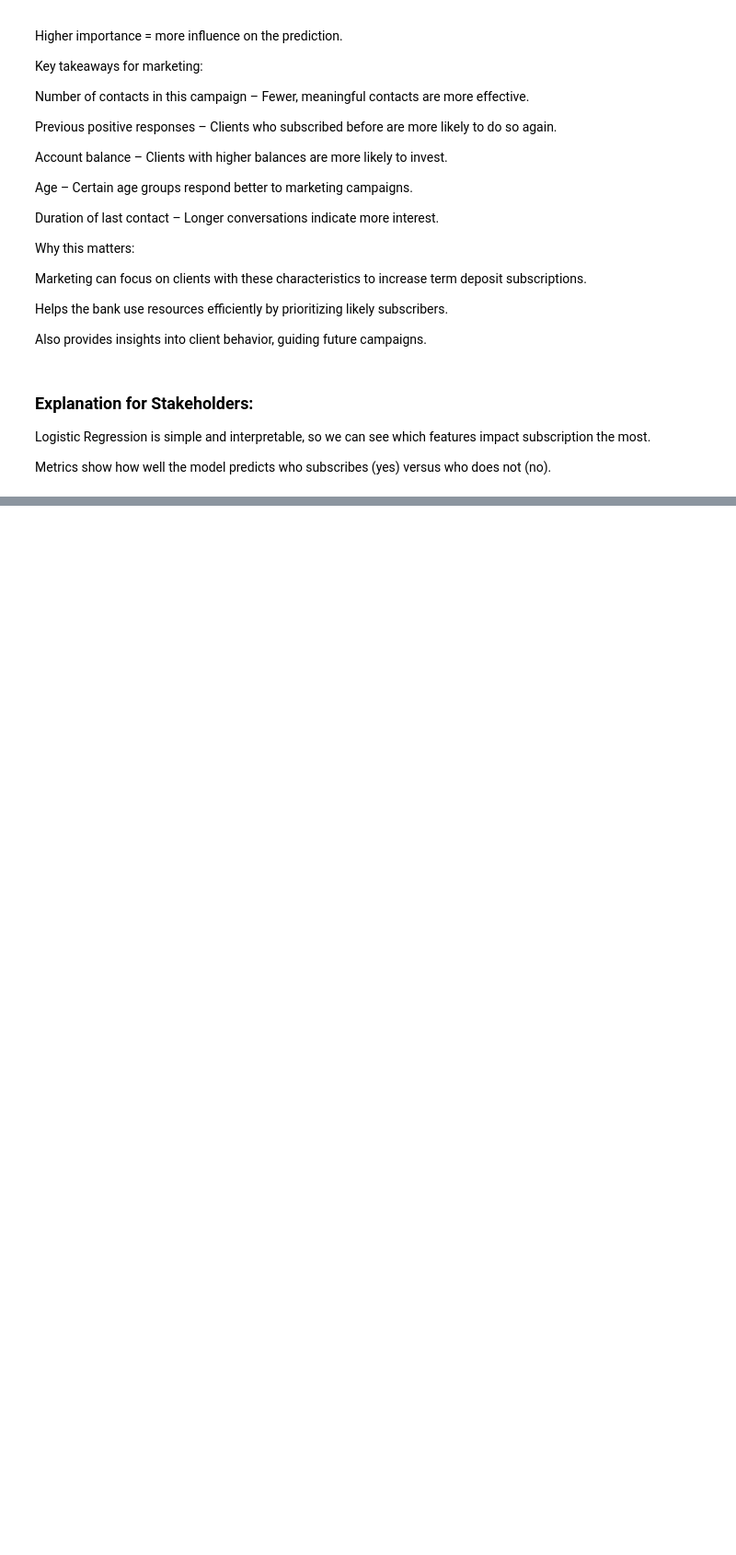
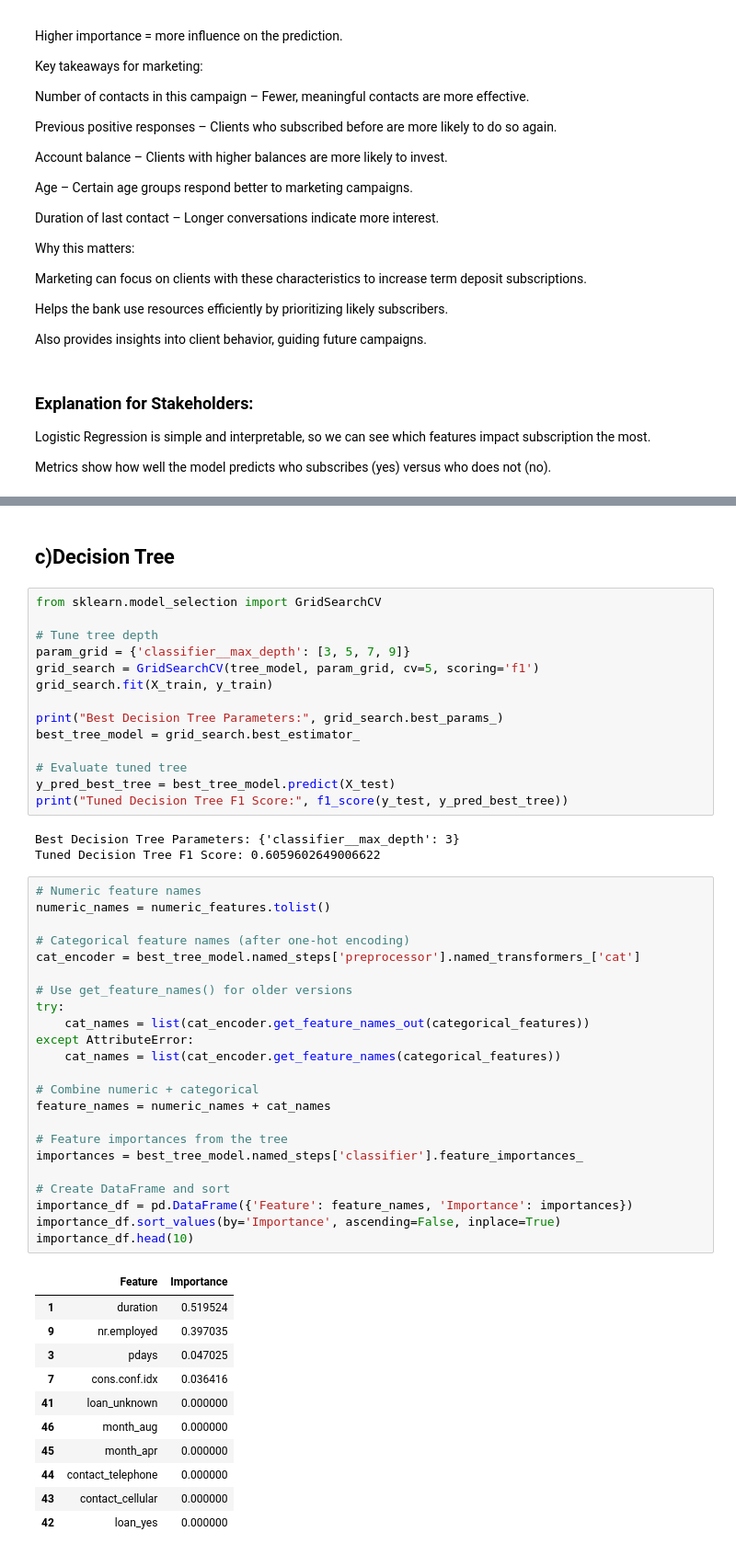
Before and after one commit to ivy35/BankMarketing_phase3, a Jupyter notebook: BankMarketing_Phase3.ipynb, the cells around one changed output, grey strips where cells are left out. Shown at 92% size. Drawn from its saved outputs; the diff is of its cells as text; blank space fills up the shorter version.

Commit message:
Decision Tree Review

```diff
--- a/BankMarketing_Phase3.ipynb
+++ b/BankMarketing_Phase3.ipynb
@@ -309,0 +339,54 @@ Metrics show how well the model predicts who subscribes (yes) versus who does no
+# %% [markdown]
+## c)Decision Tree
+# %%
+from sklearn.model_selection import GridSearchCV
+
+# Tune tree depth
+param_grid = {'classifier__max_depth': [3, 5, 7, 9]}
+grid_search = GridSearchCV(tree_model, param_grid, cv=5, scoring='f1')
+grid_search.fit(X_train, y_train)
+
+print("Best Decision Tree Parameters:", grid_search.best_params_)
+best_tree_model = grid_search.best_estimator_
+
+# Evaluate tuned tree
+y_pred_best_tree = best_tree_model.predict(X_test)
+print("Tuned Decision Tree F1 Score:", f1_score(y_test, y_pred_best_tree))
+# %% [output]
+Best Decision Tree Parameters: {'classifier__max_depth': 3}
+Tuned Decision Tree F1 Score: 0.6059602649006622
+# %%
+# Numeric feature names
+numeric_names = numeric_features.tolist()
+
+# Categorical feature names (after one-hot encoding)
+cat_encoder = best_tree_model.named_steps['preprocessor'].named_transformers_['cat']
+
+# Use get_feature_names() for older versions
+try:
+    cat_names = list(cat_encoder.get_feature_names_out(categorical_features))
+except AttributeError:
+    cat_names = list(cat_encoder.get_feature_names(categorical_features))
+
+# Combine numeric + categorical
+feature_names = numeric_names + cat_names
+
+# Feature importances from the tree
+importances = best_tree_model.named_steps['classifier'].feature_importances_
+
+# Create DataFrame and sort
+importance_df = pd.DataFrame({'Feature': feature_names, 'Importance': importances})
+importance_df.sort_values(by='Importance', ascending=False, inplace=True)
+importance_df.head(10)
+# %% [output]
+|  | Feature | Importance |
+| 1 | duration | 0.519524 |
+| 9 | nr.employed | 0.397035 |
+| 3 | pdays | 0.047025 |
+| 7 | cons.conf.idx | 0.036416 |
+| 41 | loan_unknown | 0.000000 |
+| 46 | month_aug | 0.000000 |
+| 45 | month_apr | 0.000000 |
+| 44 | contact_telephone | 0.000000 |
+| 43 | contact_cellular | 0.000000 |
+| 42 | loan_yes | 0.000000 |
```
Also changed, not shown: parts of 2 cells of this notebook.
